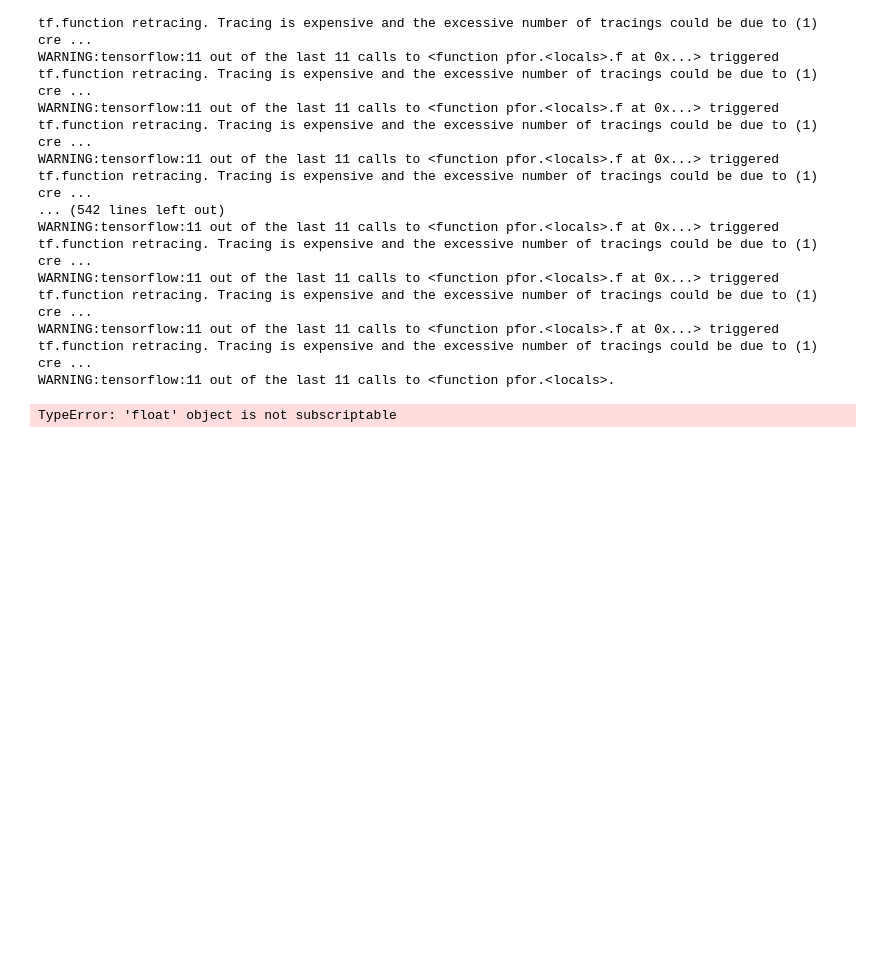
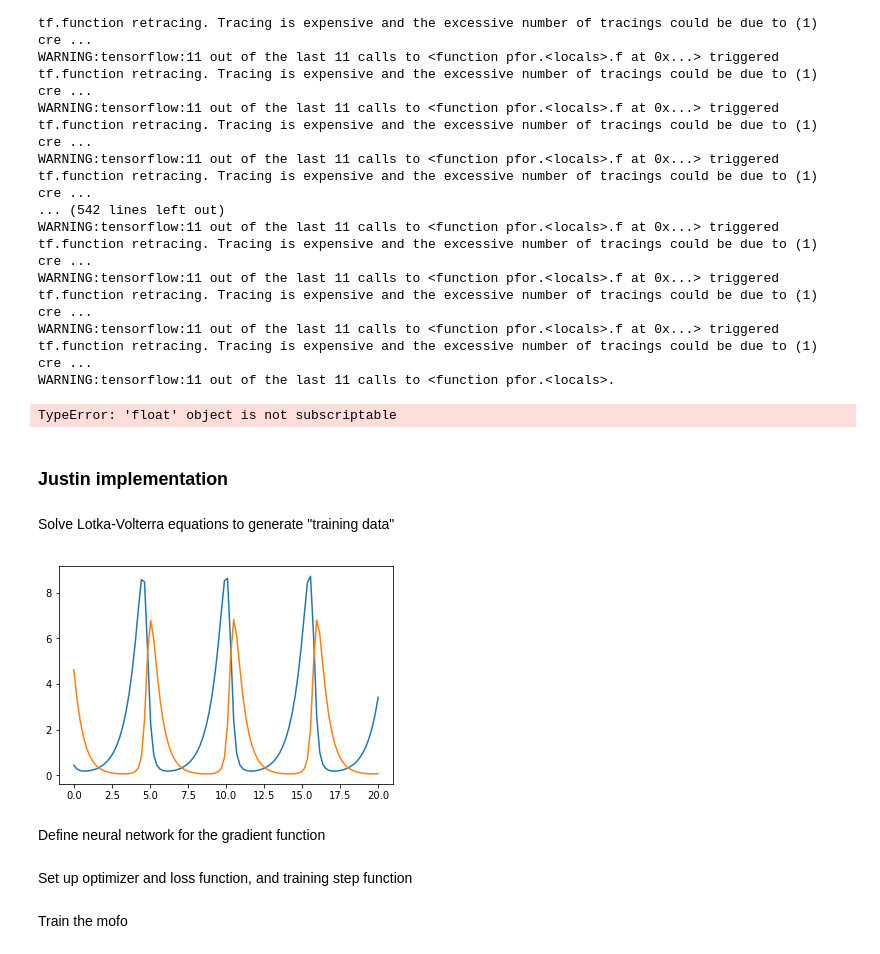
Before and after one commit to ncbf/ode, a Jupyter notebook: Lotka-Volterra.ipynb, the cells around one changed output. Drawn from its saved outputs; the diff is of its cells as text; code cells hidden in the pictures; blank space fills up the shorter version.

Commit message:
added training version of the neural ODE

```diff
--- a/Lotka-Volterra.ipynb
+++ b/Lotka-Volterra.ipynb
@@ -227,3 +222,5 @@ WARNING:tensorflow:11 out of the last 11 calls to <function pfor.<locals>.f at 0
 WARNING:tensorflow:11 out of the last 11 calls to <function pfor.<locals>.f at 0x...> triggered tf.function retracing. Tracing is expensive and the excessive number of tracings could be due to (1) cre ...
 WARNING:tensorflow:11 out of the last 11 calls to <function pfor.<locals>.
 TypeError: 'float' object is not subscriptable
+# %% [markdown]
+### Justin implementation
@@ -229,0 +233,49 @@ TypeError: 'float' object is not subscriptable
+# %% [markdown]
+Solve Lotka-Volterra equations to generate "training data"
+# %%
+# gradient function defining system of ODEs
+def dvdt_lotka_volterra(t, v):
+
+    # model set-up constants
+    a=1.3
+    b=0.9
+    c=0.8
+    d=1.8
+
+    # individual state variables
+    v_1, v_2 = v
+
+    # gradients
+    dv1dt = a*v_1 - b*v_1*v_2
+    dv2dt = c*v_1*v_2 - d*v_2
+
+    return np.array([dv1dt, dv2dt])
+
+# solve ODEs:
+
+ODESolver = tfp.math.ode.DormandPrince()
+
+# initial conditions and time grid
+t_initial = 0 # initial time
+t_final = 20 # final time
+n_times = 100 # number of time steps to churn out solution for
+times = np.linspace(t_initial, t_final, n_times).astype(np.float32) # time grid for where to spit out solutions for
+v_initial = np.array([0.44249296, 4.6280594]).astype(np.float32) # initial state vector
+
+# integrate the ODE
+results = ODESolver.solve(dvdt_lotka_volterra, # system of ODEs (gradient function)
+                                   t_initial, # initial time
+                                   v_initial, # initial state
+                                   solution_times=times) # time grid to spit out solutions for
+
+# extract results for the state solutions v(t)
+data = tf.cast(tf.stack(results.states, axis=-1), tf.float32)
+# %%
+# plot the solved ODE
+plt.plot(times, data[0,:].numpy())
+plt.plot(times, data[1,:].numpy())
+plt.show()
+# %% [output]
+[figure, added]
+# %% [markdown]
+Define neural network for the gradient function
@@ -229,0 +296,2 @@ TypeError: 'float' object is not subscriptable
+# %% [markdown]
+Set up optimizer and loss function, and training step function
@@ -229,0 +324,2 @@ TypeError: 'float' object is not subscriptable
+# %% [markdown]
+Train the mofo
```
Also changed, not shown: parts of 7 cells of this notebook.
